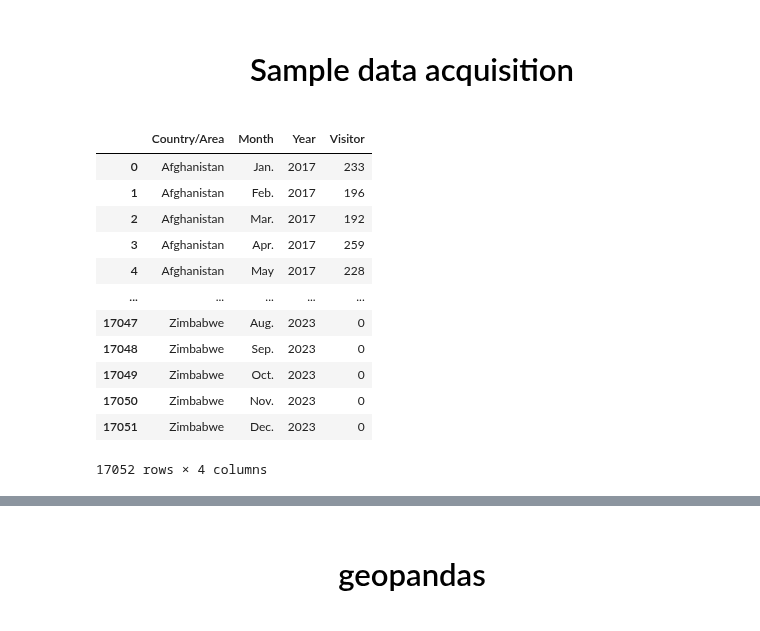
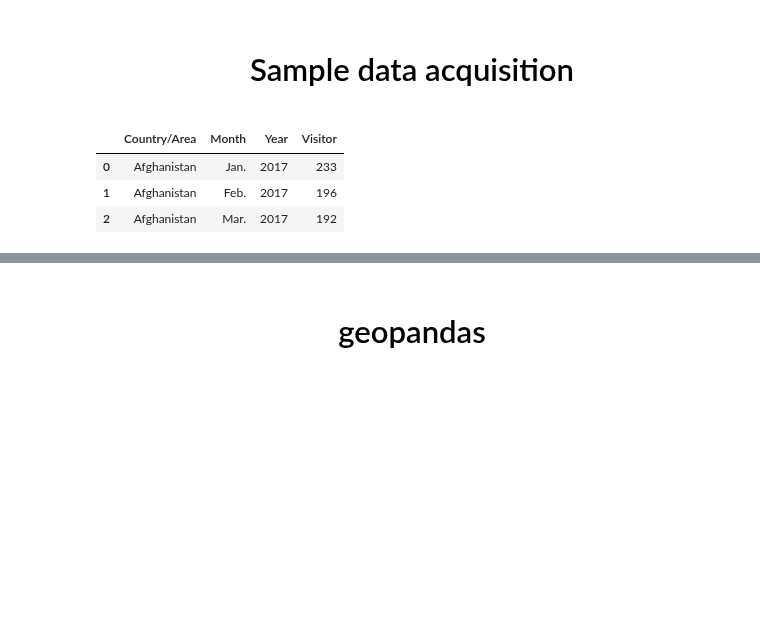
Before and after one commit to riicon72/kaggle, a Jupyter notebook: notebook_eda/eda-visitors-year-month.ipynb, the cells around one changed output, grey strips where cells are left out. Drawn from its saved outputs; the diff is of its cells as text; code cells hidden in the pictures; blank space fills up the shorter version.

```diff
--- a/notebook_eda/eda-visitors-year-month.ipynb
+++ b/notebook_eda/eda-visitors-year-month.ipynb
@@ -17,20 +17,11 @@ import seaborn as sns
 # <p style="background-image: url(https://i.postimg.cc/CL6cTnJM/publicdomainq-0032797.jpg);font-family:camtasia;font-size:120%;color:Black;text-align:center;border-radius:15px 50px; padding:7px">  Sample data acquisition</p>
 # %%
 df_month = pd.read_csv('/kaggle/input/japannumber-of-visitors-to-japan/Number of foreign visitors to Japan by month_ .csv')
-df_month
+df_month.head(3)
 # %% [output]
 |  | Country/Area | Month | Year | Visitor |
 | 0 | Afghanistan | Jan. | 2017 | 233 |
 | 1 | Afghanistan | Feb. | 2017 | 196 |
 | 2 | Afghanistan | Mar. | 2017 | 192 |
-| 3 | Afghanistan | Apr. | 2017 | 259 |
-| 4 | Afghanistan | May | 2017 | 228 |
-| ... | ... | ... | ... | ... |
-| 17047 | Zimbabwe | Aug. | 2023 | 0 |
-| 17048 | Zimbabwe | Sep. | 2023 | 0 |
-| 17049 | Zimbabwe | Oct. | 2023 | 0 |
-| 17050 | Zimbabwe | Nov. | 2023 | 0 |
-| 17051 | Zimbabwe | Dec. | 2023 | 0 |
-17052 rows × 4 columns
 # %%
 df_year = pd.read_csv('/kaggle/input/japannumber-of-visitors-to-japan/Number of foreign visitors to Japan by year_ .csv')
```
Also changed, not shown: parts of 2 cells of this notebook.
